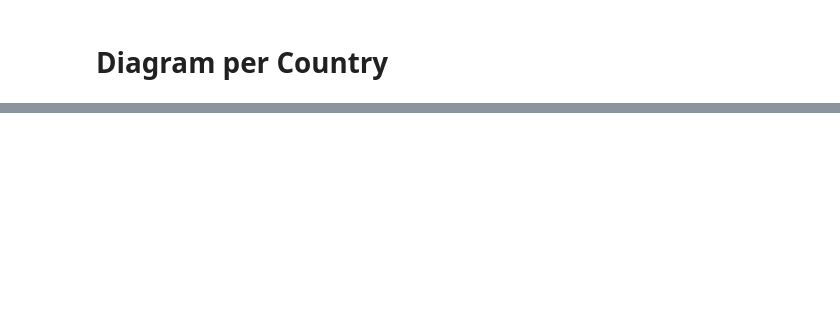
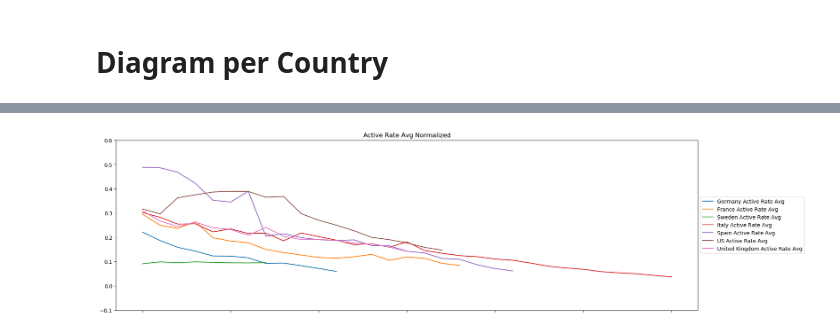
Before and after one commit to rpreiss07/covid19, a Jupyter notebook: index.ipynb, the cells around one changed output, grey strips where cells are left out. Drawn from its saved outputs; the diff is of its cells as text; code cells hidden in the pictures; blank space fills up the shorter version.

```diff
--- a/index.ipynb
+++ b/index.ipynb
@@ -386,0 +432,23 @@ plt.show()
+# %%
+# Change size of plot area
+figure(figsize=(20,6), dpi=100)
+
+for country in countries:
+    if (norm[country]):
+        ts = all[country]["Active Rate Avg"].shift(-norm[country])
+        pl = ts.plot(label=country+" Active Rate Avg")
+
+        # Get color of last plot
+        cl = plt.gca().lines[-1].get_color()
+
+        plt.title("Active Rate Avg Normalized")
+
+        # Set maximum y-value
+        axes = plt.gca()
+        axes.set_ylim([-0.1,0.6])
+
+        plt.legend(loc='center left', bbox_to_anchor=(1, 0.5))
+
+plt.show()
+# %% [output]
+[figure, added]
```
Also changed, not shown: parts of 16 cells of this notebook.
